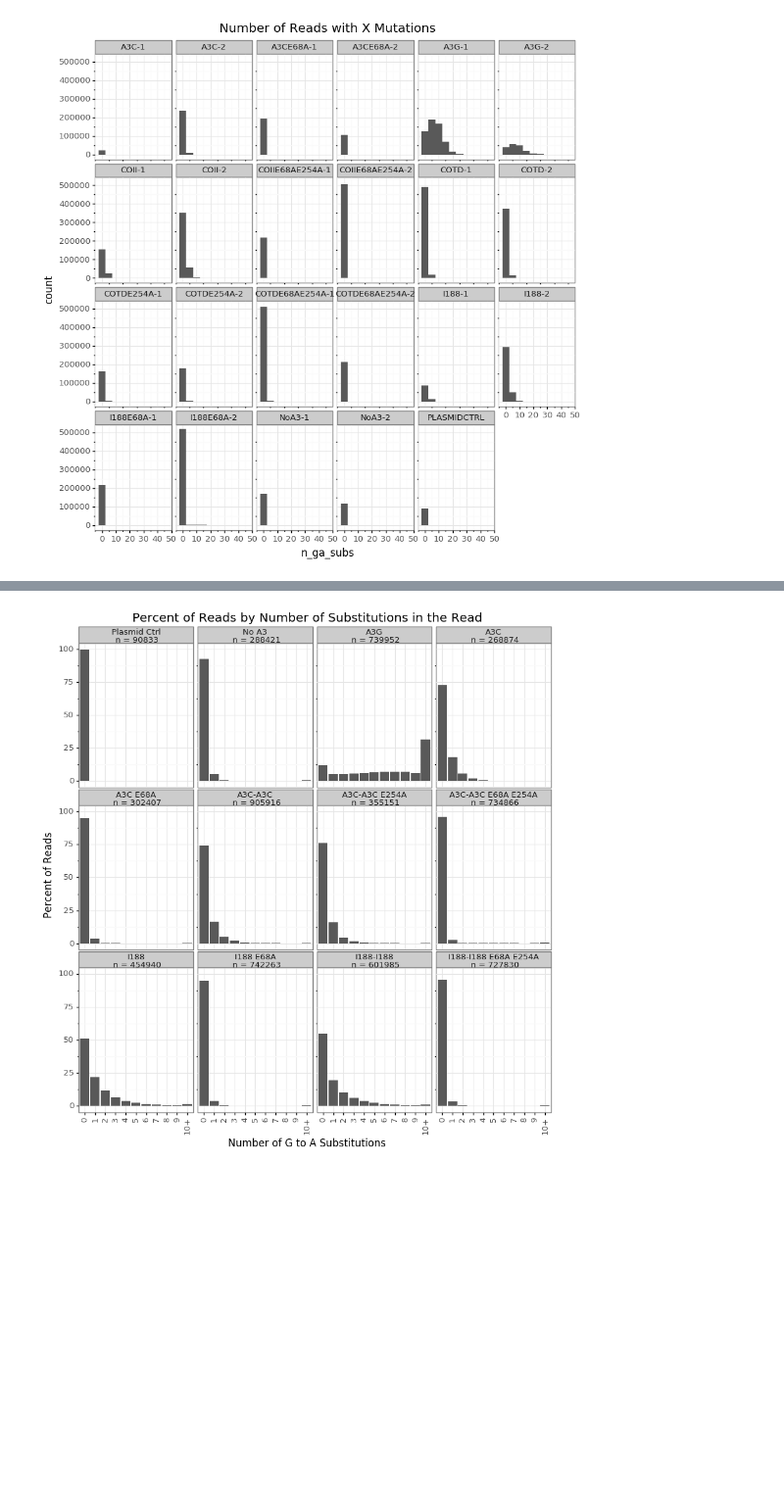
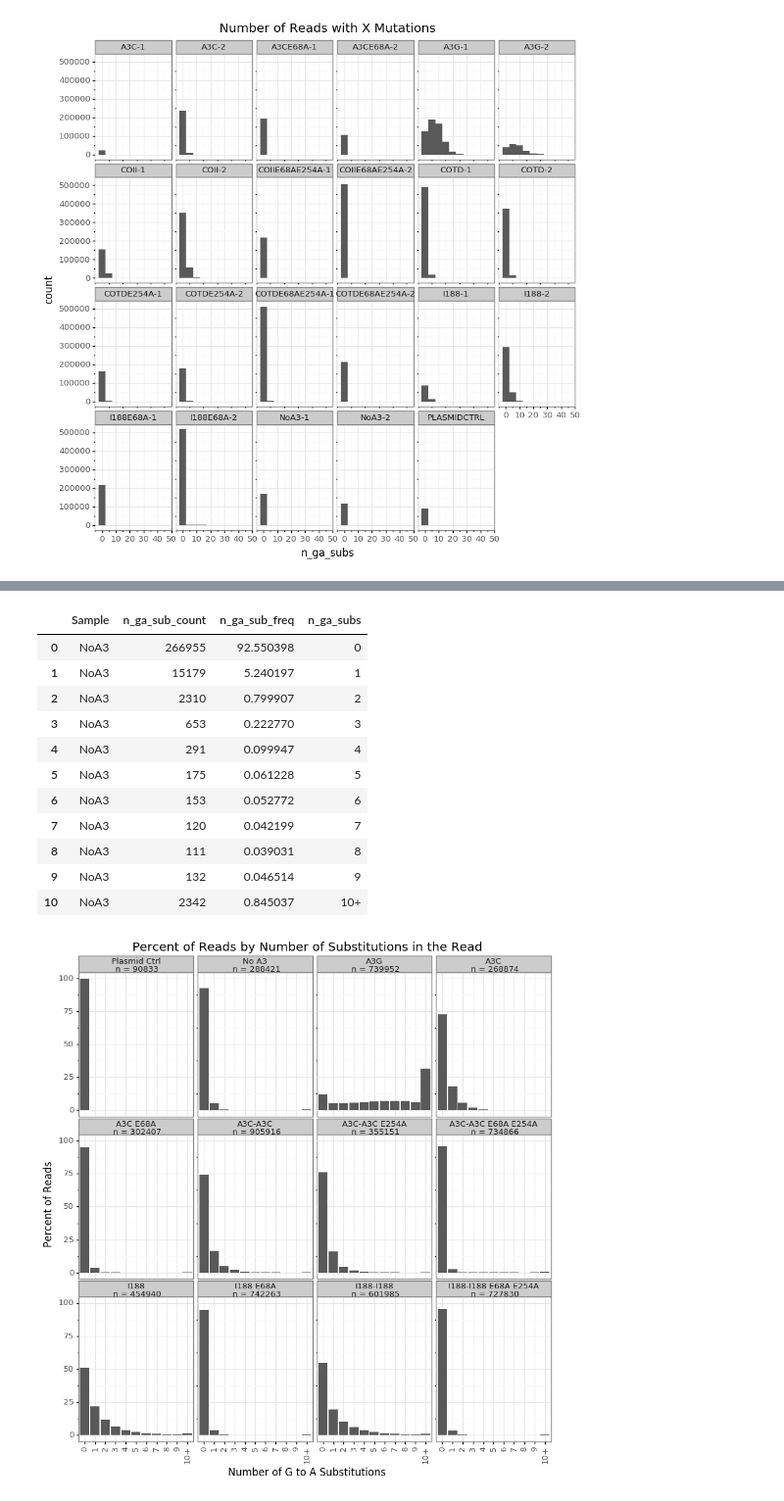
Before and after one commit to jbloomlab/SuperRestrictionFactor_Hypermutation, a Jupyter notebook: analysis_notebook.ipynb, the cells around one changed output, grey strips where cells are left out. Shown at 98% size. Saved outputs shown, nothing was run; the diff lists cells and outputs as text; code cells hidden in the pictures; blank space fills up the shorter version.

```diff
--- a/analysis_notebook.ipynb
+++ b/analysis_notebook.ipynb
@@ -768,3 +693,18 @@ all_ga_sub_counts_df = pd.concat((reps_ga_avg, plasmid_binned_df), ignore_index=
+# %%
+display(all_ga_sub_counts_df[all_ga_sub_counts_df['Sample'] == 'NoA3'])
+# %% [output]
+|  | Sample | n_ga_sub_count | n_ga_sub_freq | n_ga_subs |
+| 0 | NoA3 | 266955 | 92.550398 | 0 |
+| 1 | NoA3 | 15179 | 5.240197 | 1 |
+| 2 | NoA3 | 2310 | 0.799907 | 2 |
+| 3 | NoA3 | 653 | 0.222770 | 3 |
+| 4 | NoA3 | 291 | 0.099947 | 4 |
+| 5 | NoA3 | 175 | 0.061228 | 5 |
+| 6 | NoA3 | 153 | 0.052772 | 6 |
+| 7 | NoA3 | 120 | 0.042199 | 7 |
+| 8 | NoA3 | 111 | 0.039031 | 8 |
+| 9 | NoA3 | 132 | 0.046514 | 9 |
+| 10 | NoA3 | 2342 | 0.845037 | 10+ |
 # %%
 facet_dict_ga = {'PLASMIDCTRL': f"Plasmid Ctrl\n n = {int(sum(all_ga_sub_counts_df[all_ga_sub_counts_df['Sample'] == 'PLASMIDCTRL']['n_ga_sub_count']))}",
               'NoA3': f"No A3\n n = {int(sum(all_ga_sub_counts_df[all_ga_sub_counts_df['Sample'] == 'NoA3']['n_ga_sub_count']))}",
```
Also changed, not shown: parts of 22 cells of this notebook, 1 other file.
